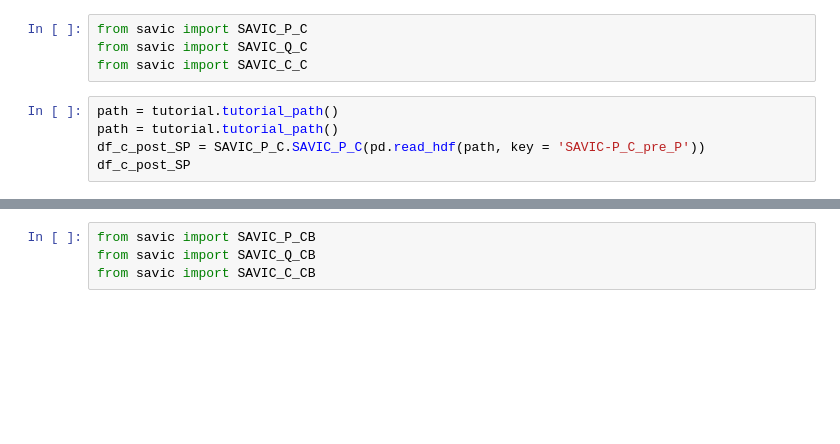
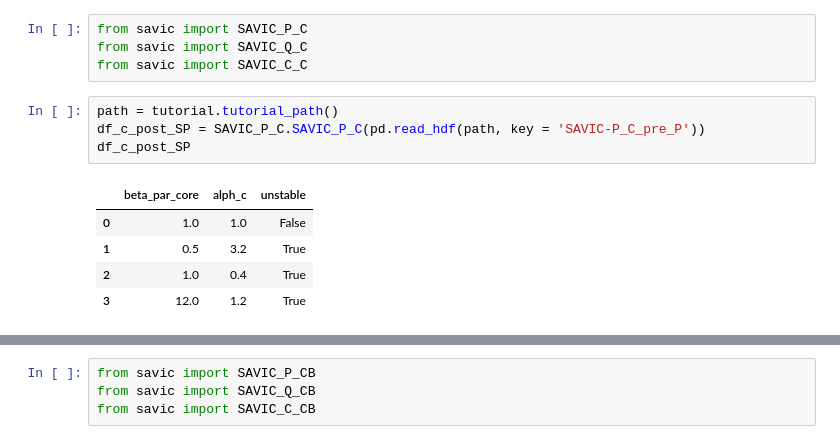
Before and after one commit to MihailoMartinovic/SAVIC, a Jupyter notebook: tutorial/SAVIC_testing.ipynb, the cells around one changed output, grey strips where cells are left out. Saved outputs shown, nothing was run; the diff lists cells and outputs as text; blank space fills up the shorter version.

```diff
--- a/tutorial/SAVIC_testing.ipynb
+++ b/tutorial/SAVIC_testing.ipynb
@@ -9,10 +24,15 @@ from savic import SAVIC_P_C
 from savic import SAVIC_Q_C
 from savic import SAVIC_C_C
 # %%
-path = tutorial.tutorial_path()
 path = tutorial.tutorial_path()
 df_c_post_SP = SAVIC_P_C.SAVIC_P_C(pd.read_hdf(path, key = 'SAVIC-P_C_pre_P'))
 df_c_post_SP
+# %% [output]
+|  | beta_par_core | alph_c | unstable |
+| 0 | 1.0 | 1.0 | False |
+| 1 | 0.5 | 3.2 | True |
+| 2 | 1.0 | 0.4 | True |
+| 3 | 12.0 | 1.2 | True |
 # %%
 df_c_post_SQ = SAVIC_Q_C.SAVIC_Q_C(pd.read_hdf(path, key = 'SAVIC-P_C_post_P'))
 df_c_post_SQ
```
Also changed, not shown: parts of 20 cells of this notebook.
